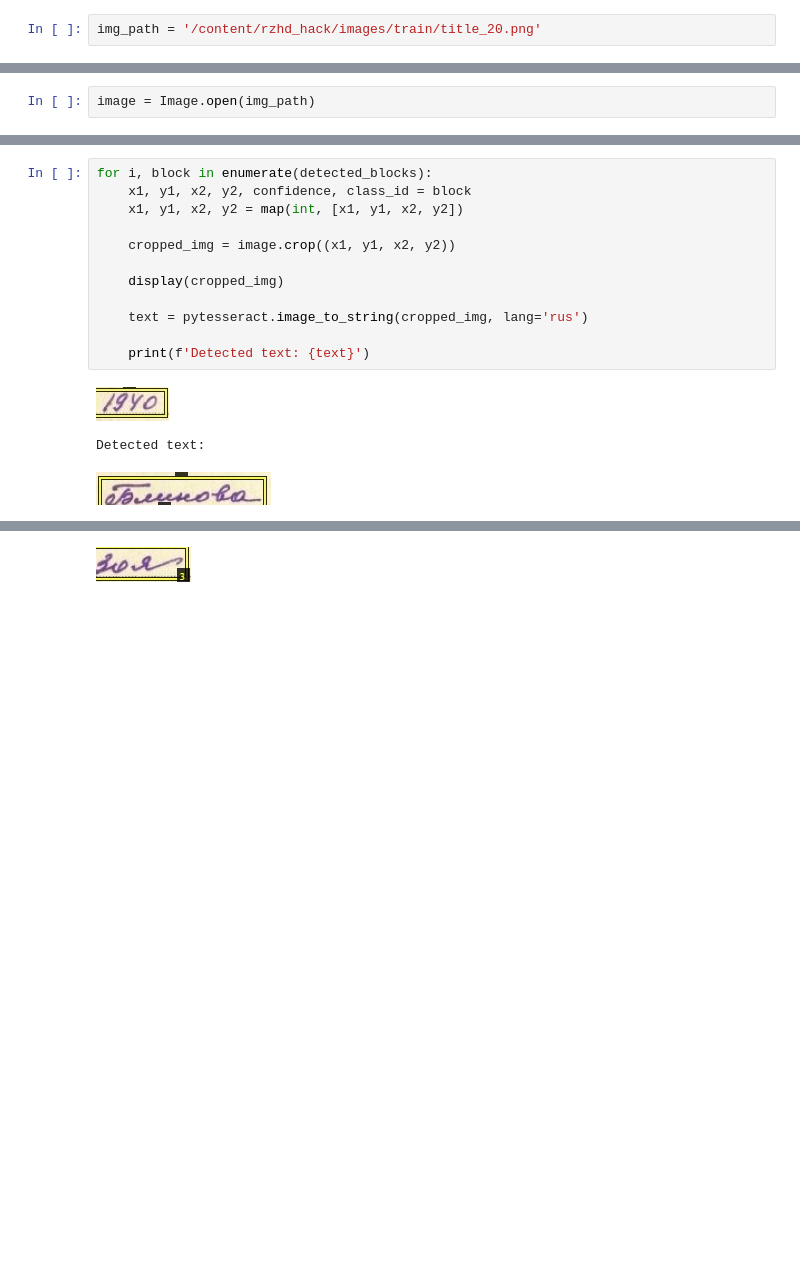
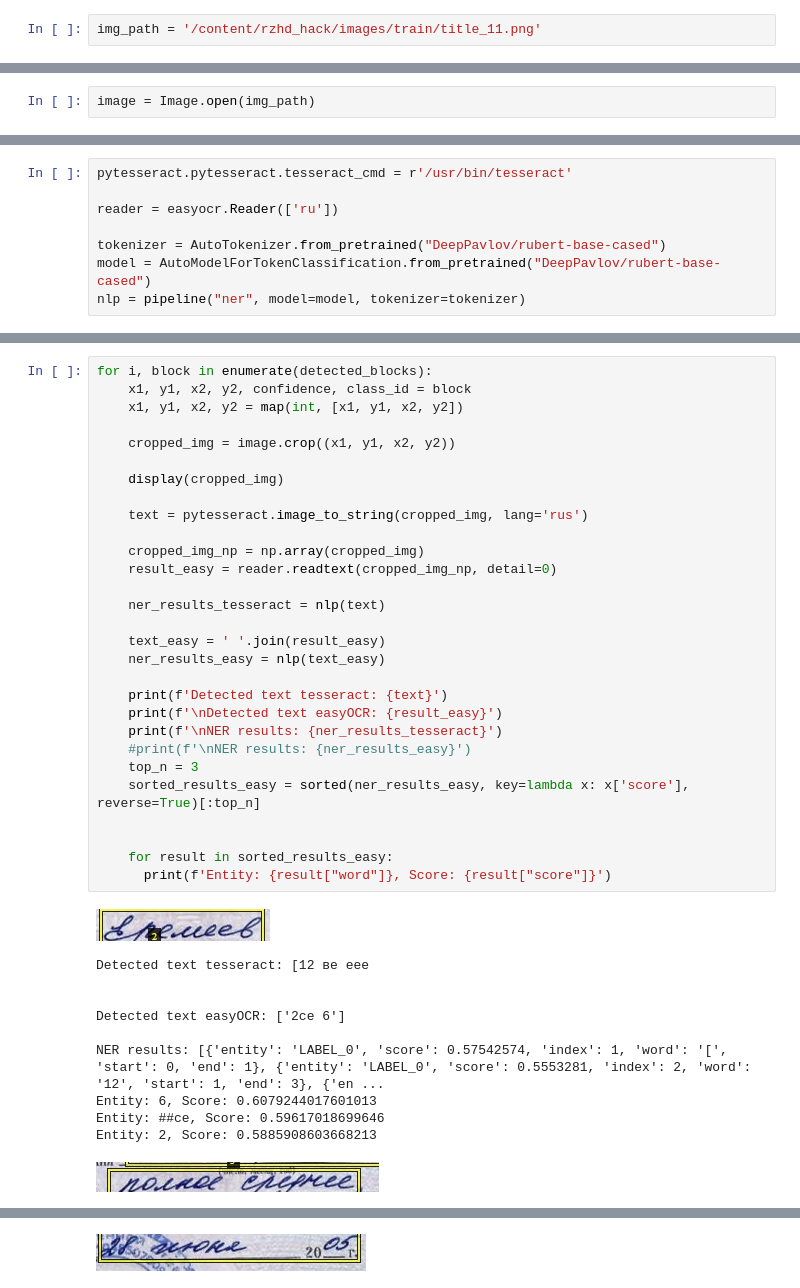
Before and after one commit to TimmmofeyD/rzhd_hack, a Jupyter notebook: model.ipynb, the cells around one changed output, grey strips where cells are left out. Cells and saved outputs as stored; diff of their text form; blank space fills up the shorter version.

Commit message:
update add pavlov

```diff
--- a/model.ipynb
+++ b/model.ipynb
@@ -36,7 +42,7 @@ Fusing layers...
 Model summary: 157 layers, 7012822 parameters, 0 gradients, 15.8 GFLOPs
 Adding AutoShape...
 # %%
-img_path = '/content/rzhd_hack/images/train/title_20.png'
+img_path = '/content/rzhd_hack/images/train/title_11.png'
 # %%
 results = model(img_path)
 # %%
@@ -53,0 +62,8 @@ pytesseract.pytesseract.tesseract_cmd = r'/usr/bin/tesseract'
+# %%
+pytesseract.pytesseract.tesseract_cmd = r'/usr/bin/tesseract'
+
+reader = easyocr.Reader(['ru'])
+
+tokenizer = AutoTokenizer.from_pretrained("DeepPavlov/rubert-base-cased")
+model = AutoModelForTokenClassification.from_pretrained("DeepPavlov/rubert-base-cased")
+nlp = pipeline("ner", model=model, tokenizer=tokenizer)
@@ -54,16 +73,41 @@ pytesseract.pytesseract.tesseract_cmd = r'/usr/bin/tesseract'
 # %%
 for i, block in enumerate(detected_blocks):
     x1, y1, x2, y2, confidence, class_id = block
     x1, y1, x2, y2 = map(int, [x1, y1, x2, y2])
 
     cropped_img = image.crop((x1, y1, x2, y2))
 
     display(cropped_img)
 
     text = pytesseract.image_to_string(cropped_img, lang='rus')
 
-    print(f'Detected text: {text}')
+    cropped_img_np = np.array(cropped_img)
+    result_easy = reader.readtext(cropped_img_np, detail=0)
+
+    ner_results_tesseract = nlp(text)
+
+    text_easy = ' '.join(result_easy)
+    ner_results_easy = nlp(text_easy)
+
+    print(f'Detected text tesseract: {text}')
+    print(f'\nDetected text easyOCR: {result_easy}')
+    print(f'\nNER results: {ner_results_tesseract}')
+    #print(f'\nNER results: {ner_results_easy}')
+    top_n = 3
+    sorted_results_easy = sorted(ner_results_easy, key=lambda x: x['score'], reverse=True)[:top_n]
+
+
+    for result in sorted_results_easy:
+      print(f'Entity: {result["word"]}, Score: {result["score"]}')
 # %% [output]
-[figure, old version]
+[figure, new version]
-Detected text:
+Detected text tesseract: [12 ве еее
+
+
+Detected text easyOCR: ['2се 6']
+
+NER results: [{'entity': 'LABEL_0', 'score': 0.57542574, 'index': 1, 'word': '[', 'start': 0, 'end': 1}, {'entity': 'LABEL_0', 'score': 0.5553281, 'index': 2, 'word': '12', 'start': 1, 'end': 3}, {'en ...
+Entity: 6, Score: 0.6079244017601013
+Entity: ##се, Score: 0.59617018699646
+Entity: 2, Score: 0.5885908603668213
-[figure, old version]
+[figure, new version]
@@ -71 +123 @@ Detected text:
-[figure, old version]
+[figure, new version]
```
Also changed, not shown: parts of 7 cells of this notebook.
